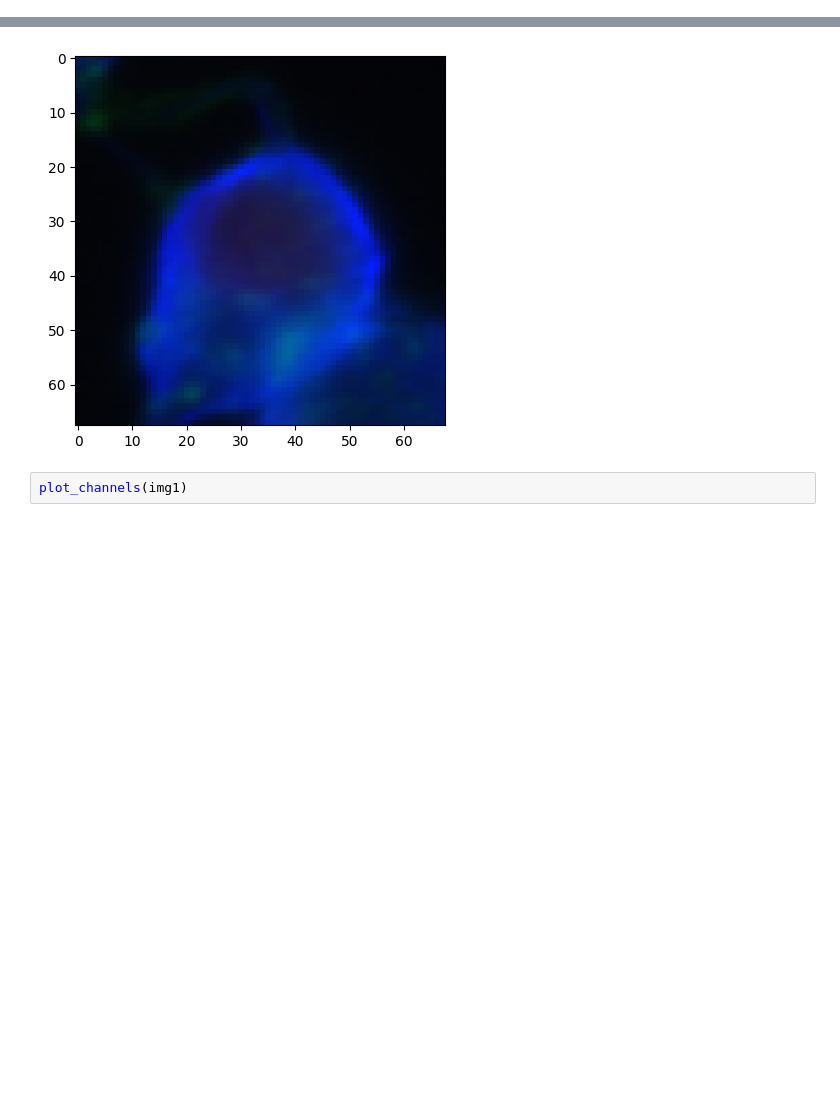
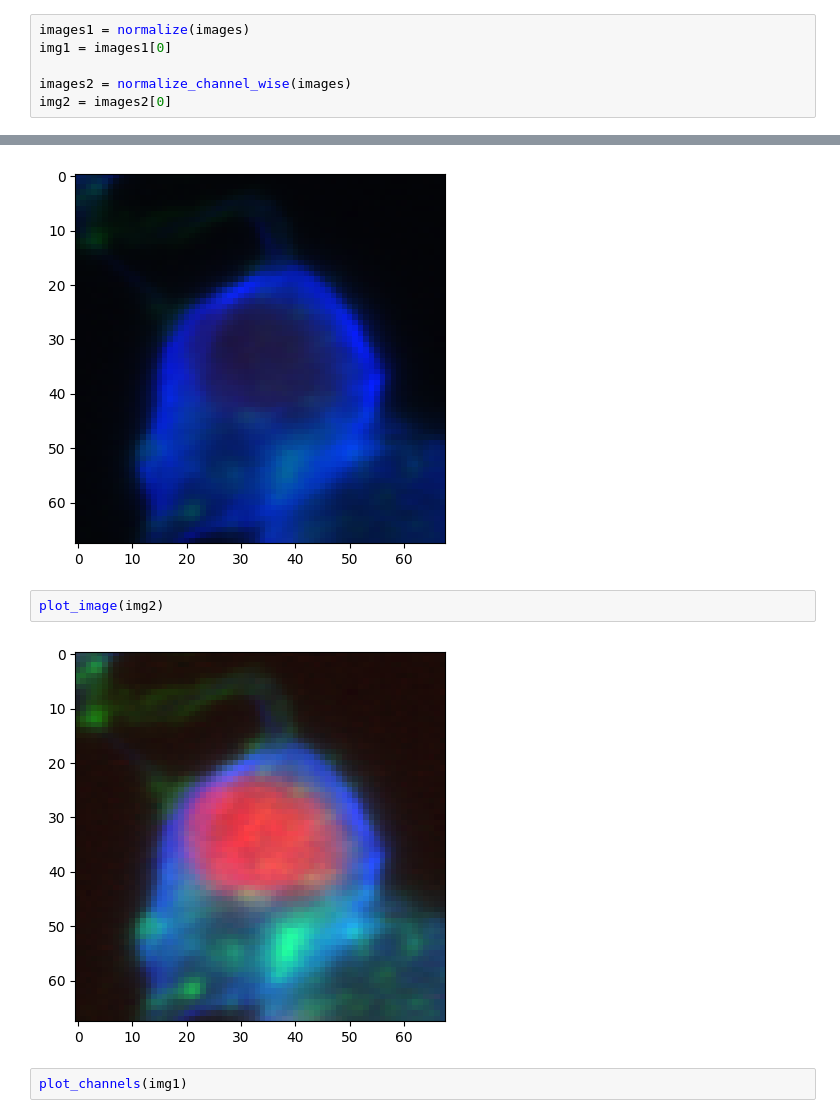
Before and after one commit to RasmusML/DiffCell, a Jupyter notebook: playground.ipynb, the cells around one changed output, grey strips where cells are left out. Drawn from its saved outputs; the diff is of its cells as text; blank space fills up the shorter version.

Commit message:
added image normalization

```diff
--- a/playground.ipynb
+++ b/playground.ipynb
@@ -34,7 +31,17 @@ img1 = normalize(img1)
+# %%
+images1 = normalize(images)
+img1 = images1[0]
+
+images2 = normalize_channel_wise(images)
+img2 = images2[0]
 # %%
 plot_image(img1)
 # %% [output]
 [figure]
+# %%
+plot_image(img2)
+# %% [output]
+[figure, added]
 # %%
 plot_channels(img1)
 # %% [output]
```
Also changed, not shown: parts of 3 cells of this notebook, 3 other files.
